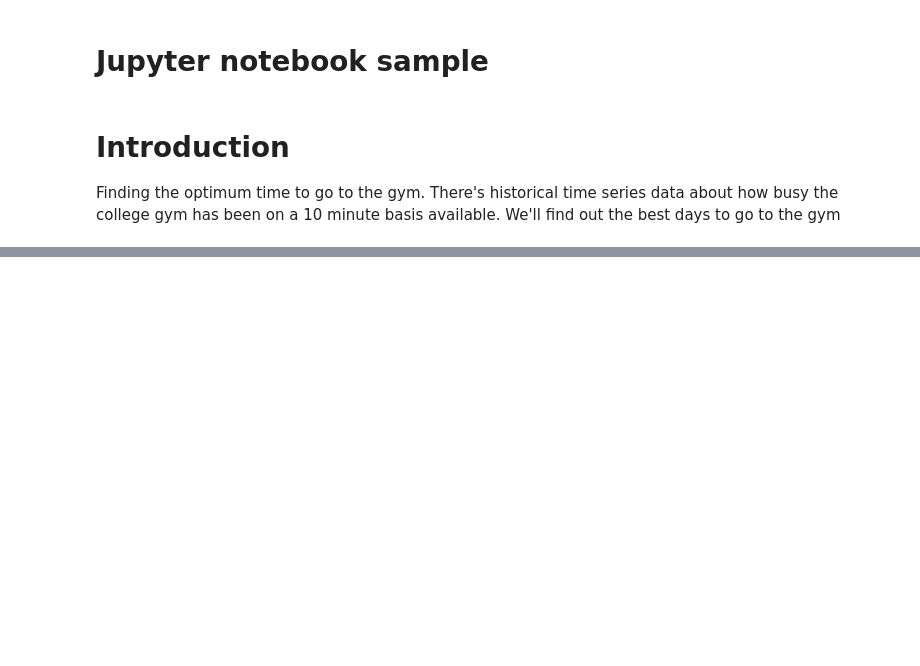
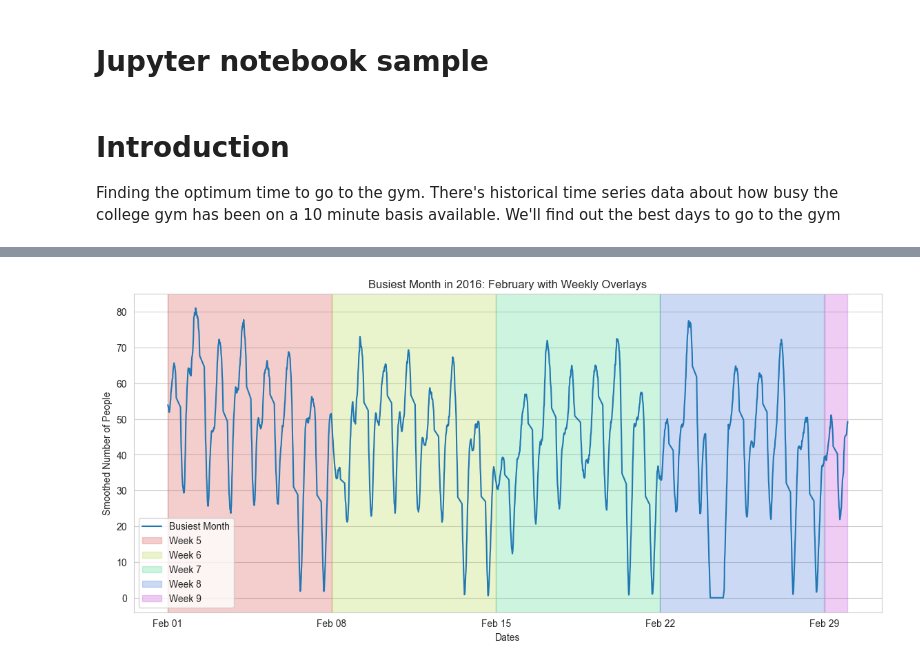
Before and after one commit to SJWallace/GP-StochasticGradientDescent1, a Jupyter notebook: simple.ipynb, the cells around one changed output, grey strips where cells are left out. Saved outputs shown, nothing was run; the diff lists cells and outputs as text; code cells hidden in the pictures; blank space fills up the shorter version.

```diff
--- a/simple.ipynb
+++ b/simple.ipynb
@@ -42,0 +312,28 @@ The dataframe contains several columns
+# %%
+# Visualization for the Busiest Month
+plt.figure(figsize=(14, 6))
+sns.lineplot(data=gym_data_busiest_month, x='datetime', y='number_people_smooth', label='Busiest Month')
+
+# Highlight different weeks with transparent overlays and alternating colors
+unique_weeks = gym_data_busiest_month['datetime'].dt.isocalendar().week.unique()
+colors = sns.color_palette("hls", len(unique_weeks))  # Generate unique colors
+
+for i, week in enumerate(unique_weeks):
+    week_data = gym_data_busiest_month[gym_data_busiest_month['datetime'].dt.isocalendar().week == week]
+    start_date = week_data['datetime'].min()
+    end_date = week_data['datetime'].max()
+    plt.axvspan(start_date, end_date, color=colors[i], alpha=0.3, label=f'Week {week}')
+
+# Adjust the x-axis to show correctly aligned ticks
+plt.gca().xaxis.set_major_locator(plt.matplotlib.dates.DayLocator(interval=7))  # Set ticks for every 7 days
+plt.gca().xaxis.set_major_formatter(plt.matplotlib.dates.DateFormatter('%b %d'))  # Format as 'Month Day'
+
+# Change the plot title to include the busiest month
+busiest_month_name = pd.to_datetime(f'2016-{busiest_month}-01').strftime('%B')
+plt.title(f'Busiest Month in 2016: {busiest_month_name} with Weekly Overlays')
+plt.xlabel('Dates')
+plt.ylabel('Smoothed Number of People')
+plt.legend()
+plt.show()
+# %% [output]
+[figure, added]
```
Also changed, not shown: parts of 42 cells of this notebook, 1 other file.
